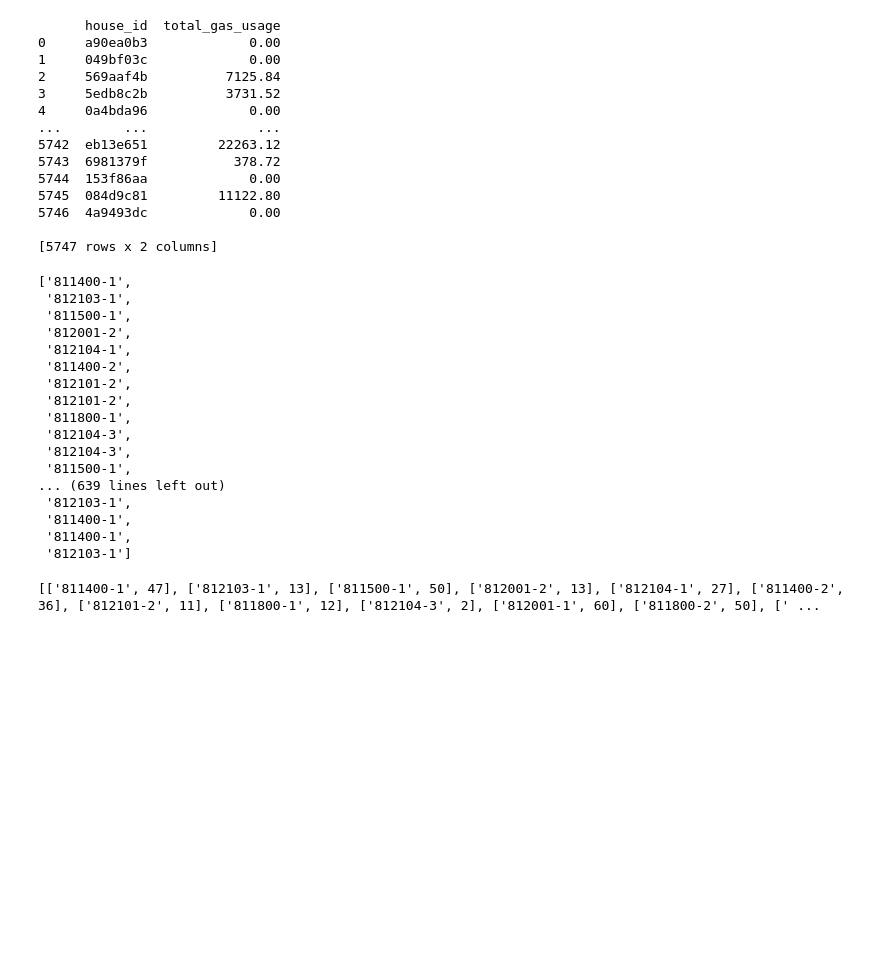
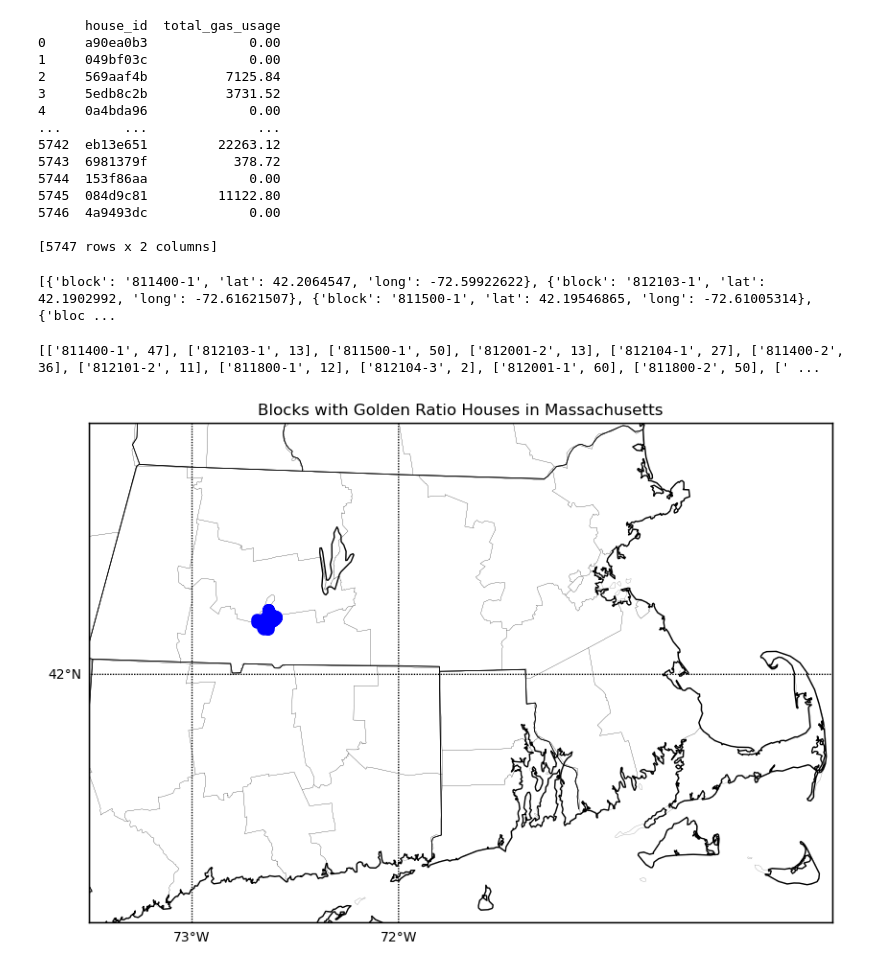
Before and after one commit to smcox789/390B-New-Solar-Data-Analysis, a Jupyter notebook: house_rec.ipynb, the cells around one changed output. Cells and saved outputs as stored; diff of their text form; code cells hidden in the pictures; blank space fills up the shorter version.

Commit message:
house changes

```diff
--- a/house_rec.ipynb
+++ b/house_rec.ipynb
@@ -126,9 +125,12 @@ def sq_ft_retrieval (house_id_to_find: str) -> int:
 # %%
 # i changed it to return both a list of the house ids in addition to the list of the blocks
 
+long_lat_list = []
 def blocks_list() -> list: #returns list of golden ratio blocks
+    global long_lat_list
     list_of_blocks_with_golden_ratio_houses = []
     list_of_houses_with_golden_ratio = []
+    blocks_with_long_lat = []
     # solar_house_ids_and_sqft = solar_data[['house_id', 'sq_ft_available_for_solar_panels']]
     # blocks_and_house_ids = census_data[['Block','Median Income']]
 
@@ -143,40 +145,23 @@ def blocks_list() -> list: #returns list of golden ratio blocks
         sq_ft_available = sq_ft_retrieval(house_id_to_find)
         #print("sq_ft_available_for_solar_panels for house_id {}: {}".format(house_id_to_find, sq_ft_retrieval(house_id_to_find)))
         if house_id_to_find in gas_meter_data['house_id'].values:
-
             total_gas_usage_per_year = gas_meter_data.loc[gas_meter_data['house_id'] == house_id_to_find, 'total_gas_usage'].values[0]
 
             if goldenratio(Median_Income_available, sq_ft_available, total_gas_usage_per_year):
+                long_lat = (solar_data.loc[solar_data['house_id'] == house_id_to_find, ['lat', 'long']].values[0])
                 block = house_id_to_block.get(house_id_to_find)
                 list_of_blocks_with_golden_ratio_houses.append(block)
-                list_of_houses_with_golden_ratio.append(house_id_to_find)
+                blocks_with_long_lat.append({'block': block, 'lat': long_lat[0], 'long': long_lat[1]})
         else:
             continue
-    # print(list_of_blocks_with_golden_ratio_houses)
-    return list_of_blocks_with_golden_ratio_houses, list_of_houses_with_golden_ratio
+    #print(list_of_blocks_with_golden_ratio_houses)
+    return list_of_blocks_with_golden_ratio_houses, blocks_with_long_lat
 
-golden_ratio_blocks_list, golden_ratio_house_list = blocks_list()
-
-print(golden_ratio_house_list)
-print(golden_ratio_blocks_list)
+blocks, blocks_with_long_lat = blocks_list()
+#print(blocks)
+print(blocks_with_long_lat)
 # %% [output]
-['811400-1',
- '812103-1',
- '811500-1',
- '812001-2',
- '812104-1',
- '811400-2',
- '812101-2',
- '812101-2',
- '811800-1',
- '812104-3',
- '812104-3',
- '811500-1',
-... (639 lines left out)
- '812103-1',
- '811400-1',
- '811400-1',
- '812103-1']
+[{'block': '811400-1', 'lat': 42.2064547, 'long': -72.59922622}, {'block': '812103-1', 'lat': 42.1902992, 'long': -72.61621507}, {'block': '811500-1', 'lat': 42.19546865, 'long': -72.61005314}, {'bloc ...
 # %%
 # Sort list of blocks a two column list, block number and how many times it's repeated
 def count_block_occurences(lst) -> dict:
@@ -195,3 +180,39 @@ sorted_list = count_block_occurences(blocks_list())
 print(sorted_list)
 # %% [output]
 [['811400-1', 47], ['812103-1', 13], ['811500-1', 50], ['812001-2', 13], ['812104-1', 27], ['811400-2', 36], ['812101-2', 11], ['811800-1', 12], ['812104-3', 2], ['812001-1', 60], ['811800-2', 50], [' ...
+# %%
+import matplotlib.pyplot as plt
+from mpl_toolkits.basemap import Basemap
+
+def plot_on_map(blocks_with_long_lat):
+    # Create a Basemap instance
+    plt.figure(figsize=(10, 8))
+    map = Basemap(projection='merc', llcrnrlat=41.1, urcrnrlat=42.9, llcrnrlon=-73.5, urcrnrlon=-69.9, resolution='h')
+
+    # Draw map details
+    map.drawcoastlines()
+    map.drawcountries()
+    map.drawstates()
+    map.fillcontinents(color='lightgray', zorder=0)
+    map.drawmapboundary(fill_color='white')
+
+    # Draw meridians and parallels
+    map.drawparallels(range(41, 43), labels=[1, 0, 0, 0])
+    map.drawmeridians(range(-73, -71), labels=[0, 0, 0, 1])
+
+    # Draw town names
+    map.drawcounties()
+
+    # Plot blocks
+    for block_data in blocks_with_long_lat:
+        x, y = map(block_data['long'], block_data['lat'])
+        map.plot(x, y, 'bo', markersize=8, label=block_data['block'])
+
+    # Show plot
+    plt.title('Blocks with Golden Ratio Houses in Massachusetts')
+    plt.show()
+
+blocks, blocks_with_long_lat = blocks_list()
+plot_on_map(blocks_with_long_lat)
+# %% [output]
+[figure, added]
```
Also changed, not shown: parts of 8 cells of this notebook.
